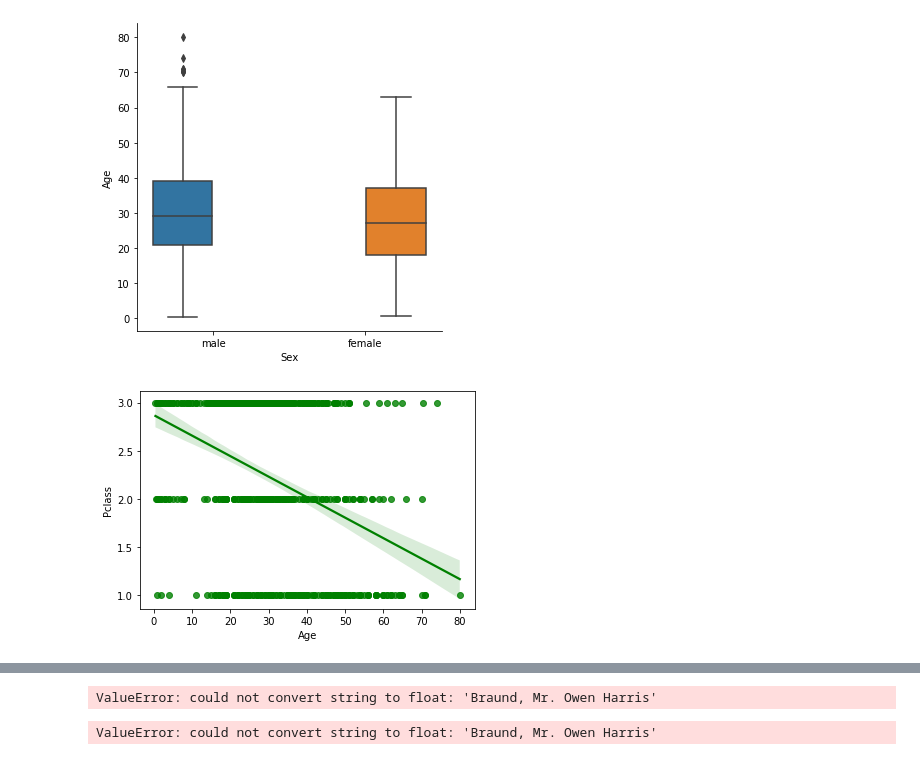
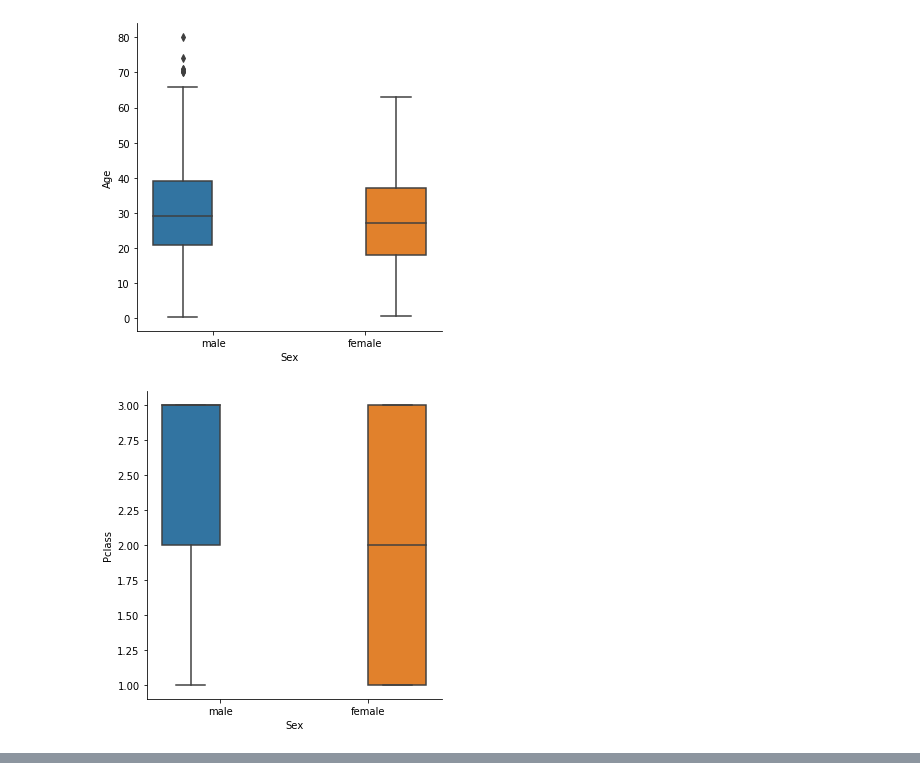
Before and after one commit to yuki1214888/-Python-, a Jupyter notebook: D40 探索性資料分析(EDA)_遺失值與異常值的進階補值策略.ipynb, the cells around one changed output, grey strips where cells are left out. Drawn from its saved outputs; the diff is of its cells as text; code cells hidden in the pictures.

```diff
--- a/D40 探索性資料分析(EDA)_遺失值與異常值的進階補值策略.ipynb
+++ b/D40 探索性資料分析(EDA)_遺失值與異常值的進階補值策略.ipynb
@@ -57,9 +57,10 @@ g = sns.catplot(x="Sex", y="Age", hue="Sex",data=data,kind="box")
 # %% [output]
 [figure]
 # %%
-g = sns.regplot(x="Age", y="Pclass", color="g",data=data)
+g = sns.catplot(x="Sex", y="Pclass", hue="Sex",
+               data=data, kind="box")
 # %% [output]
-[figure, old version]
+[figure, new version]
 # %%
 copydata=data.copy() #複製一份資料給 data
 #ValueError: could not convert string to float: 'Male', sklearn 中的 KNN 只能處理數值型態
@@ -84,24 +85,3 @@ display(copydata)
 | 889 | 890 | 1 | 1 | Behr, Mr. Karl Howell | 1 | 26.0 | 0 | 0 | 111369 | 30.0000 | ... |
 | 890 | 891 | 0 | 3 | Dooley, Mr. Patrick | 1 | 32.0 | 0 | 0 | 370376 | 7.7500 | ... |
 891 rows × 12 columns
-# %%
-from sklearn.metrics.pairwise import nan_euclidean_distances
-display(pd.DataFrame(nan_euclidean_distances(copydata)))
-#https://scikit-learn.org/stable/modules/generated/sklearn.metrics.pairwise.nan_euclidean_distances.html?highlight=nan_euclidean
-
-#所以從這各表中，我們可以發現 第九個位置的點，和 2 最接近。
-# %% [output]
-ValueError: could not convert string to float: 'Braund, Mr. Owen Harris'
-# %%
-# KNN
-# 設定 k 值
-value_neighbors=1
-from sklearn.impute import KNNImputer
-#初始化: Initialize KNNImputer
-imputer = KNNImputer(n_neighbors=value_neighbors)
-df_filled = pd.DataFrame(imputer.fit_transform(copydata))
-#display(data[missing_index.values==True])
-#display(df_filled[missing_index.values==True])
-display(df_filled)
-# %% [output]
-ValueError: could not convert string to float: 'Braund, Mr. Owen Harris'
```
Also changed, not shown: parts of 2 cells of this notebook.
